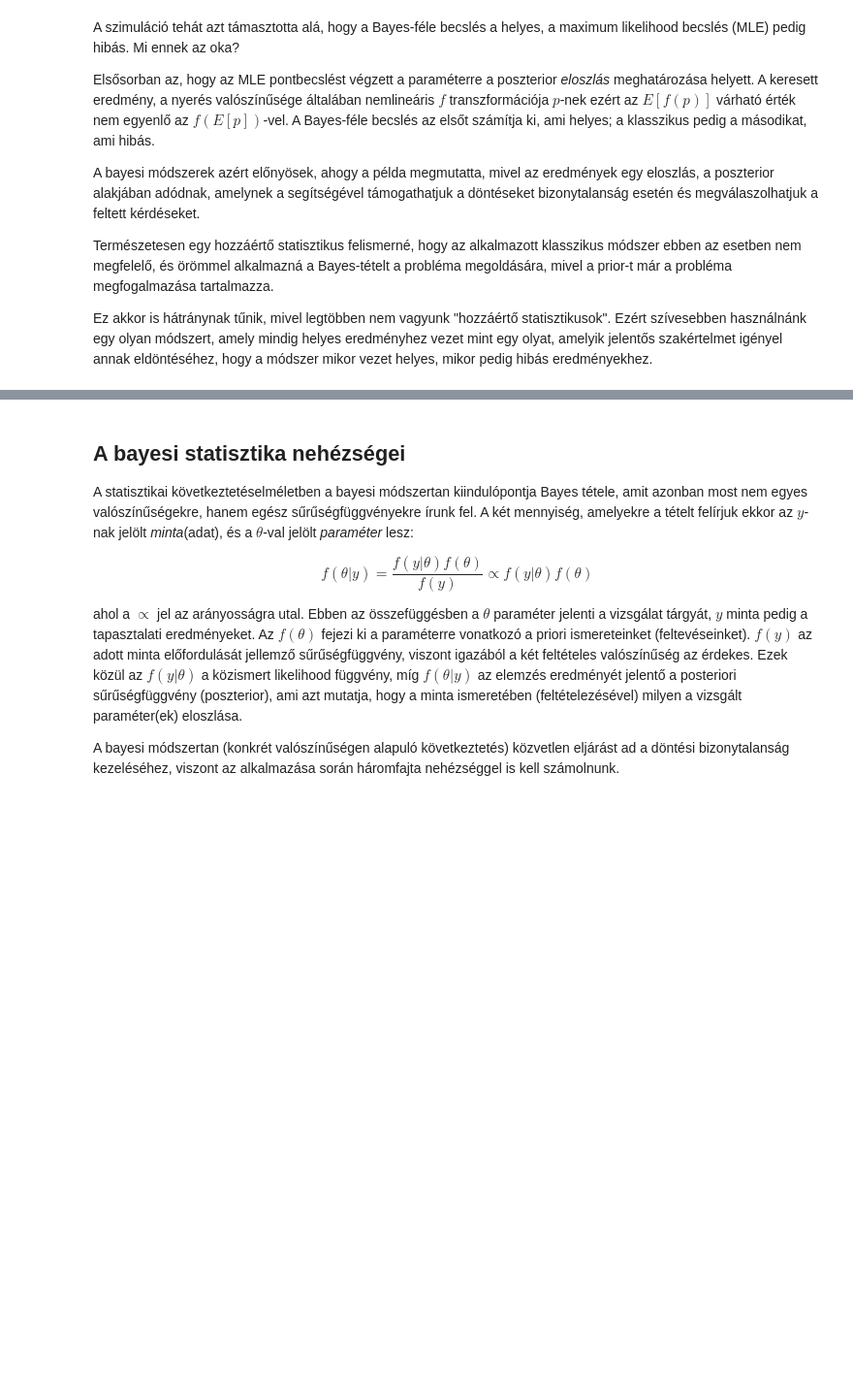
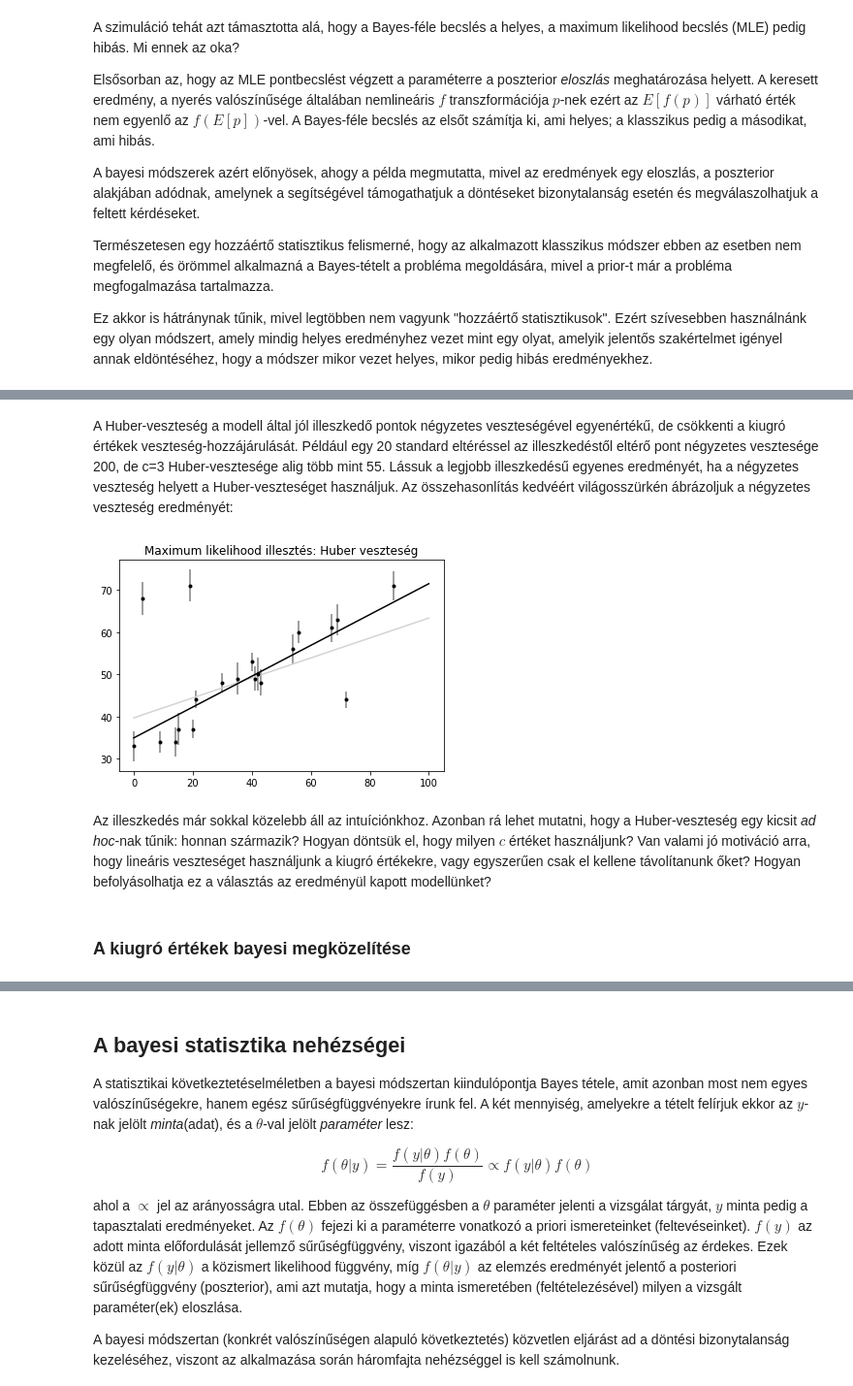
Before and after one commit to gyulat/Bayes, a Jupyter notebook: Bayes.ipynb, the cells around one changed output, grey strips where cells are left out. Shown: that part at 97% size. Drawn from its saved outputs; the diff is of its cells as text; code cells hidden in the pictures; blank space fills up the shorter version.

```diff
--- a/Bayes.ipynb
+++ b/Bayes.ipynb
@@ -212,0 +366,18 @@ Ez akkor is hátránynak tűnik, mivel legtöbben nem vagyunk "hozzáértő stat
+# %% [markdown]
+A Huber-veszteség a modell által jól illeszkedő pontok négyzetes veszteségével egyenértékű, de csökkenti a kiugró értékek veszteség-hozzájárulását. Például egy 20 standard eltéréssel az illeszkedéstől eltérő pont négyzetes vesztesége 200, de c=3 Huber-vesztesége alig több mint 55. Lássuk a legjobb illeszkedésű egyenes eredményét, ha a négyzetes veszteség helyett a Huber-veszteséget használjuk. Az összehasonlítás kedvéért világosszürkén ábrázoljuk a négyzetes veszteség eredményét:
+# %%
+def total_huber_loss(theta, x=x, y=y, e=e, c=3):
+    return huber_loss((y - theta[0] - theta[1] * x) / e, c).sum()
+
+theta2 = optimize.fmin(total_huber_loss, [0, 0], disp=False)
+
+plt.errorbar(x, y, e, fmt='.k', ecolor='gray')
+plt.plot(xfit, theta1[0] + theta1[1] * xfit, color='lightgray')
+plt.plot(xfit, theta2[0] + theta2[1] * xfit, color='black')
+plt.title('Maximum likelihood illesztés: Huber veszteség');
+# %% [output]
+[figure, added]
+# %% [markdown]
+Az illeszkedés már sokkal közelebb áll az intuíciónkhoz. Azonban rá lehet mutatni, hogy a Huber-veszteség egy kicsit *ad hoc*-nak tűnik: honnan származik? Hogyan döntsük el, hogy milyen $c$ értéket használjunk? Van valami jó motiváció arra, hogy lineáris veszteséget használjunk a kiugró értékekre, vagy egyszerűen csak el kellene távolítanunk őket? Hogyan befolyásolhatja ez a választás az eredményül kapott modellünket?
+# %% [markdown]
+### A kiugró értékek bayesi megközelítése
```
Also changed, not shown: parts of 31 cells of this notebook, 1 other file.
